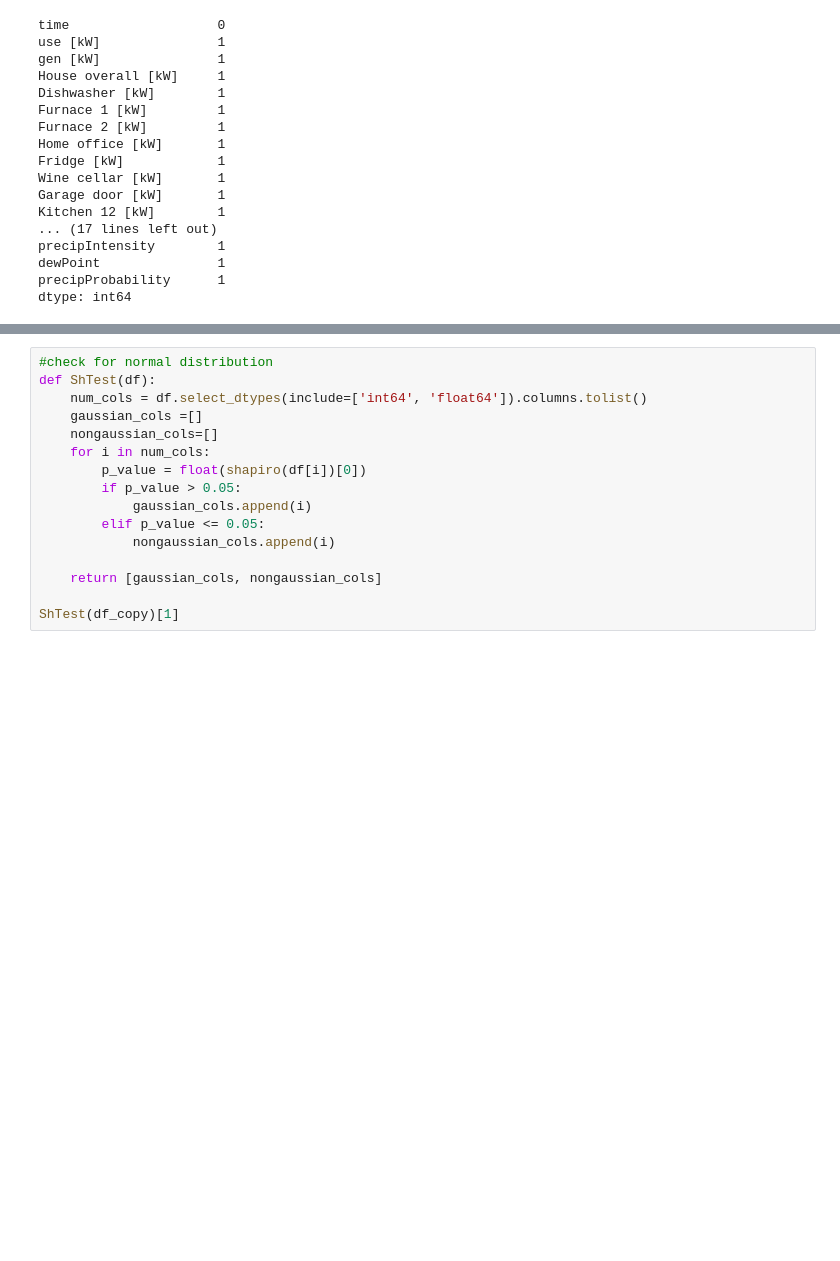
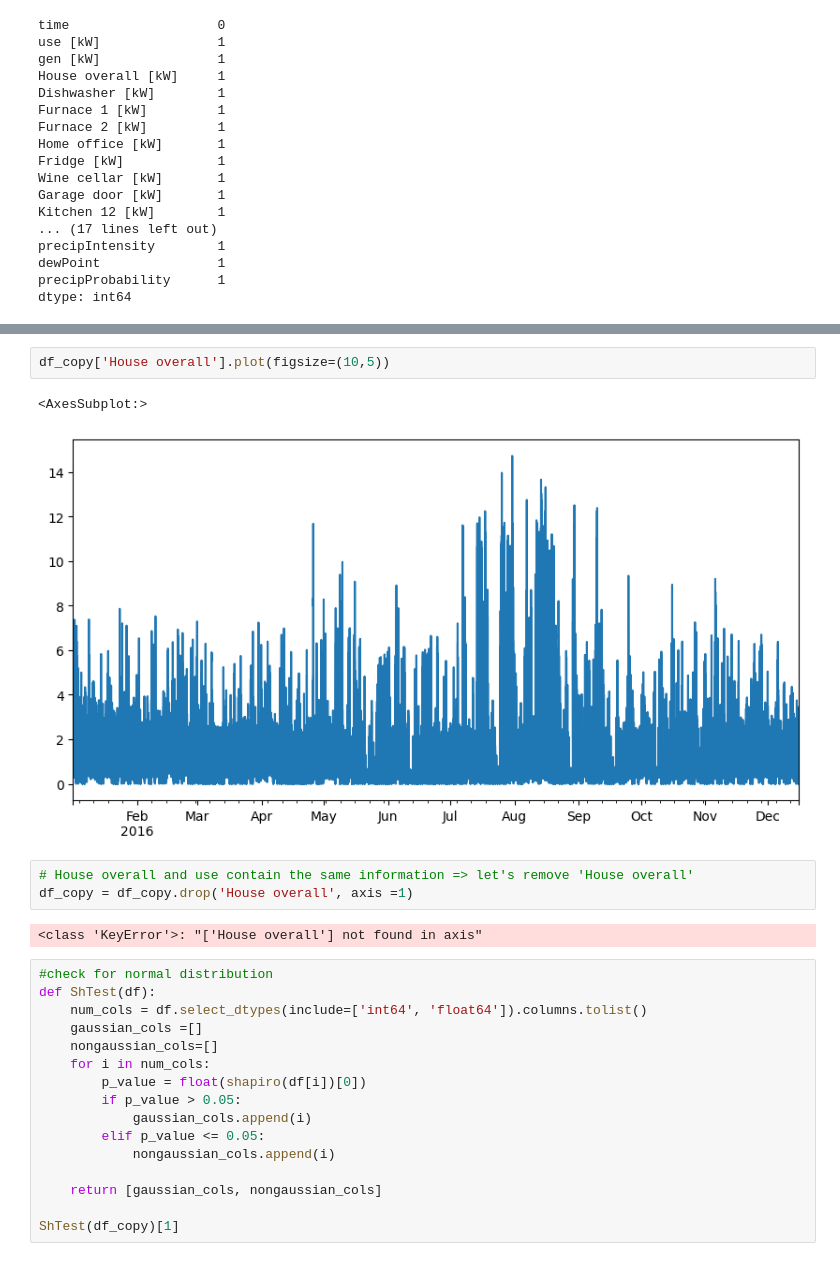
Before and after one commit to petkoelenkin/jupyter_notebook_files, a Jupyter notebook: energy_problem.ipynb, the cells around one changed output, grey strips where cells are left out. Saved outputs shown, nothing was run; the diff lists cells and outputs as text; blank space fills up the shorter version.

```diff
--- a/energy_problem.ipynb
+++ b/energy_problem.ipynb
@@ -137,3 +158,13 @@ Index(['time', 'use', 'gen', 'House overall', 'Dishwasher', 'Furnace 1',
+# %%
+df_copy['House overall'].plot(figsize=(10,5))
+# %% [output]
+<AxesSubplot:>
+[figure, added]
+# %%
+# House overall and use contain the same information => let's remove 'House overall'
+df_copy = df_copy.drop('House overall', axis =1)
+# %% [output]
+<class 'KeyError'>: "['House overall'] not found in axis"
 # %%
 #check for normal distribution
 def ShTest(df):
```
Also changed, not shown: parts of 20 cells of this notebook.
